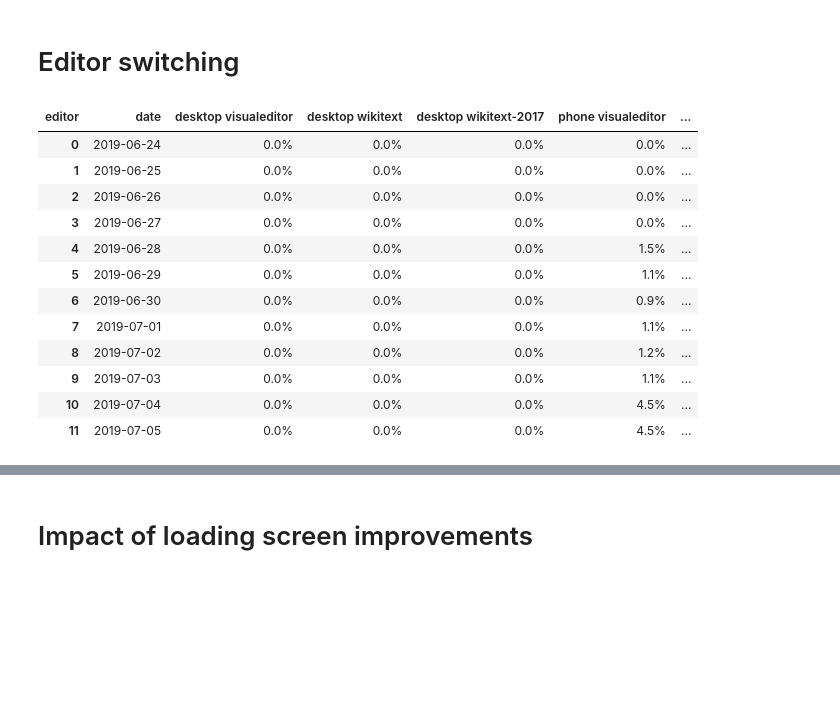
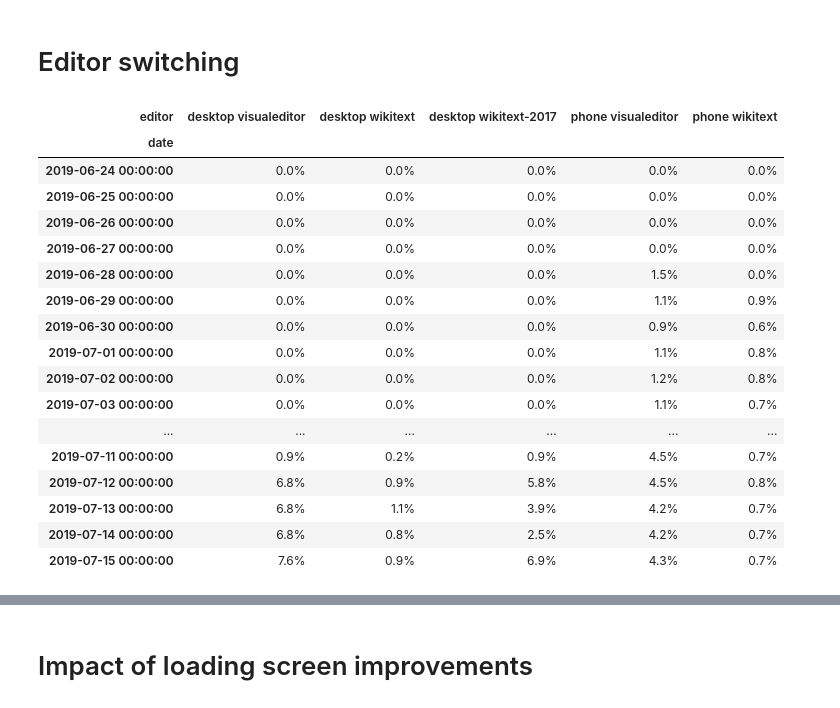
Before and after one commit to Mayakpwiki/2019-07-mobile-interfaces-experiment, a Jupyter notebook: post-deployment-checks.ipynb, the cells around one changed output, grey strips where cells are left out. Cells and saved outputs as stored; diff of their text form; code cells hidden in the pictures; blank space fills up the shorter version.

```diff
--- a/post-deployment-checks.ipynb
+++ b/post-deployment-checks.ipynb
@@ -731,9 +814,10 @@ completion_r.assign(edit_completion_rate=lambda df: df["edit_completion_rate"].a
 # %% [markdown]
 Same method, but removing oversampled sessions (a big chunk of the VE sessions). It's very different, but that doesn't make sense, since the remaining VE sessions should just be a random 1/16 sample.
 # %%
-completion_no_oversample_r = hive.run("""
+non_oversampled_completion_r = hive.run("""
 with attempts as (
     select
+        date_format(min(dt), "yyyy-MM-dd") as date,
         event.bucket as bucket,
         sum(cast(event.action = "saveSuccess" as int)) >= 1 as completed
     from event.editattemptstep
@@ -741,12 +825,13 @@ with attempts as (
         not event.is_oversample and
         event.action in ("ready", "saveSuccess") and
         event.bucket in ("default-source", "default-visual") and
-        year = 2019 and month = 7 and day >= 4
+        year = 2019 and ((month = 6 and day >= 15) or month = 7 or month = 8 )
     group by event.bucket, event.editing_session_id
 )
 select
+    date,
     bucket,
     sum(cast(completed as int)) / count(*) as edit_completion_rate
 from attempts
-group by bucket
+group by date, bucket
 """)
@@ -900,0 +1055,17 @@ anons_with_tokens_r.sort_values("date").assign(
+# %%
+missing_rev_id_events_r = hive.run("""
+select
+    event.platform,
+    event.editor_interface,
+    event.action,
+    count(*) as events
+from event.editattemptstep
+where
+    event.revision_id = 0 and
+    event.page_id != 0 and
+    year = 2019 and month = 8 and day = 7
+group by
+    event.platform,
+    event.editor_interface,
+    event.action
+""")
@@ -900,0 +1091,15 @@ anons_with_tokens_r.sort_values("date").assign(
+# %%
+missing_rev_id_prop_r = hive.run("""
+select
+    event.platform,
+    event.editor_interface,
+    event.action,
+    sum(cast(event.revision_id = 0 and event.page_id != 0 as int)) / count(*) as missing_rev_id
+from event.editattemptstep
+where
+    year = 2019 and month = 8 and day = 7
+group by
+    event.platform,
+    event.editor_interface,
+    event.action
+""")
@@ -1013,25 +1305,29 @@ group by date, editor
 # %%
 switches = (
     switches_r
+    .assign(date=lambda df: pd.to_datetime(df["date"]))
     .pivot(index="date", columns="editor")
     .fillna(0)
-    .applymap(pct_str)
     .xs("sessions_with_switches", axis=1)
-    .reset_index("date")
 )
 
-switches
+switches.style.format(pct_str)
 # %% [output]
-| editor | date | desktop visualeditor | desktop wikitext | desktop wikitext-2017 | phone visualeditor | ... |
-| 0 | 2019-06-24 | 0.0% | 0.0% | 0.0% | 0.0% | ... |
-| 1 | 2019-06-25 | 0.0% | 0.0% | 0.0% | 0.0% | ... |
-| 2 | 2019-06-26 | 0.0% | 0.0% | 0.0% | 0.0% | ... |
-| 3 | 2019-06-27 | 0.0% | 0.0% | 0.0% | 0.0% | ... |
-| 4 | 2019-06-28 | 0.0% | 0.0% | 0.0% | 1.5% | ... |
-| 5 | 2019-06-29 | 0.0% | 0.0% | 0.0% | 1.1% | ... |
-| 6 | 2019-06-30 | 0.0% | 0.0% | 0.0% | 0.9% | ... |
-| 7 | 2019-07-01 | 0.0% | 0.0% | 0.0% | 1.1% | ... |
-| 8 | 2019-07-02 | 0.0% | 0.0% | 0.0% | 1.2% | ... |
-| 9 | 2019-07-03 | 0.0% | 0.0% | 0.0% | 1.1% | ... |
-| 10 | 2019-07-04 | 0.0% | 0.0% | 0.0% | 4.5% | ... |
-| 11 | 2019-07-05 | 0.0% | 0.0% | 0.0% | 4.5% | ... |
+| editor | desktop visualeditor | desktop wikitext | desktop wikitext-2017 | phone visualeditor | phone wikitext |
+| date |  |  |  |  |  |
+| 2019-06-24 00:00:00 | 0.0% | 0.0% | 0.0% | 0.0% | 0.0% |
+| 2019-06-25 00:00:00 | 0.0% | 0.0% | 0.0% | 0.0% | 0.0% |
+| 2019-06-26 00:00:00 | 0.0% | 0.0% | 0.0% | 0.0% | 0.0% |
+| 2019-06-27 00:00:00 | 0.0% | 0.0% | 0.0% | 0.0% | 0.0% |
+| 2019-06-28 00:00:00 | 0.0% | 0.0% | 0.0% | 1.5% | 0.0% |
+| 2019-06-29 00:00:00 | 0.0% | 0.0% | 0.0% | 1.1% | 0.9% |
+| 2019-06-30 00:00:00 | 0.0% | 0.0% | 0.0% | 0.9% | 0.6% |
+| 2019-07-01 00:00:00 | 0.0% | 0.0% | 0.0% | 1.1% | 0.8% |
+| 2019-07-02 00:00:00 | 0.0% | 0.0% | 0.0% | 1.2% | 0.8% |
+| 2019-07-03 00:00:00 | 0.0% | 0.0% | 0.0% | 1.1% | 0.7% |
+| ... | ... | ... | ... | ... | ... |
+| 2019-07-11 00:00:00 | 0.9% | 0.2% | 0.9% | 4.5% | 0.7% |
+| 2019-07-12 00:00:00 | 6.8% | 0.9% | 5.8% | 4.5% | 0.8% |
+| 2019-07-13 00:00:00 | 6.8% | 1.1% | 3.9% | 4.2% | 0.7% |
+| 2019-07-14 00:00:00 | 6.8% | 0.8% | 2.5% | 4.2% | 0.7% |
+| 2019-07-15 00:00:00 | 7.6% | 0.9% | 6.9% | 4.3% | 0.7% |
```
Also changed, not shown: parts of 35 cells of this notebook.
